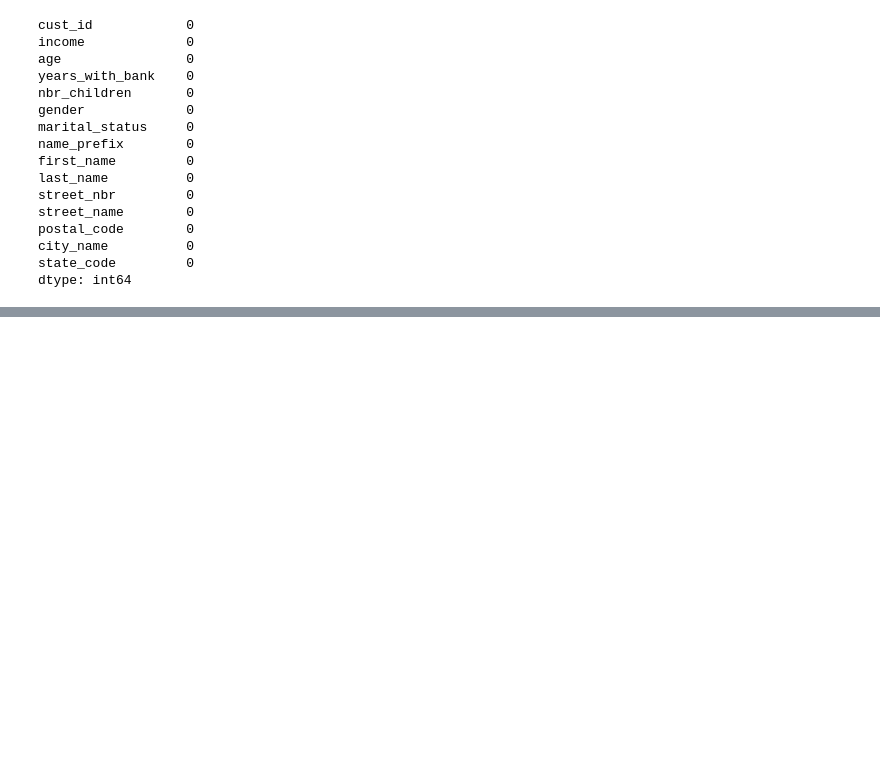
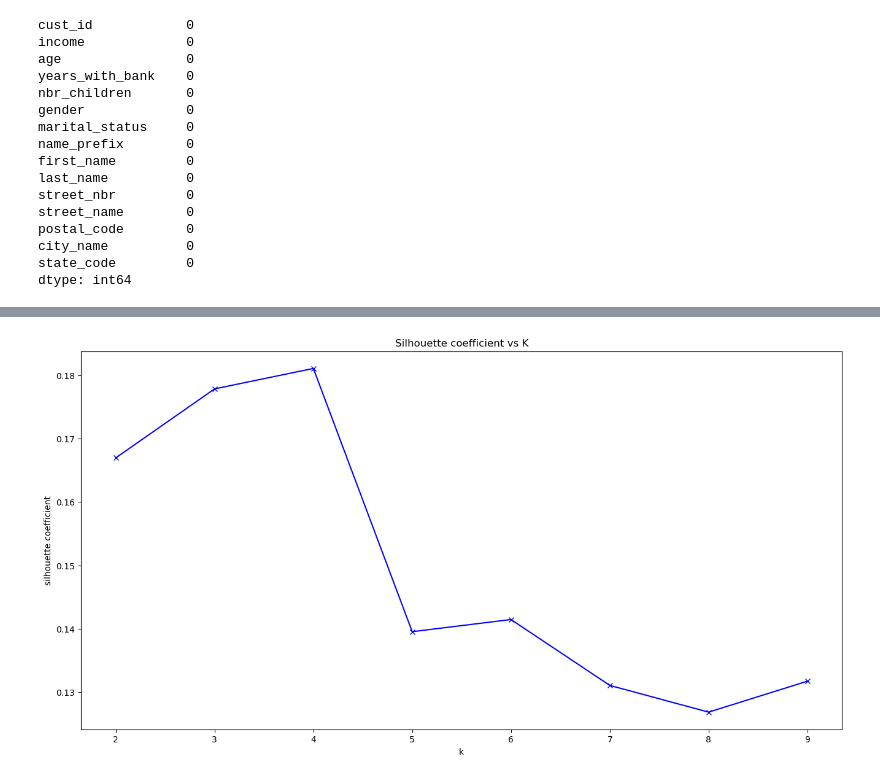
Before and after one commit to Ali-Mohamed23/mini-project-III, a Jupyter notebook: mini-project-III.ipynb, the cells around one changed output, grey strips where cells are left out. Cells and saved outputs as stored; diff of their text form; code cells hidden in the pictures; blank space fills up the shorter version.

```diff
--- a/mini-project-III.ipynb
+++ b/mini-project-III.ipynb
@@ -57,0 +224,18 @@ dtype: int64
+# %%
+silhouettes = []
+K = range(2,10) #run K-means with K ranging from 2 to 10
+for k in K:
+    kmeanModel = KMeans(n_clusters=k)
+    kmeanModel.fit(X)
+    label=kmeanModel.predict(X)
+    silhouettes.append(silhouette_score(X,label))
+# %%
+# plot silhouette
+plt.figure(figsize=(16,8))
+plt.plot(K, silhouettes, 'bx-')
+plt.xlabel('k')
+plt.ylabel('silhouette coefficient')
+plt.title('Silhouette coefficient vs K')
+plt.show()
+# %% [output]
+[figure, added]
```
Also changed, not shown: parts of 19 cells of this notebook.
